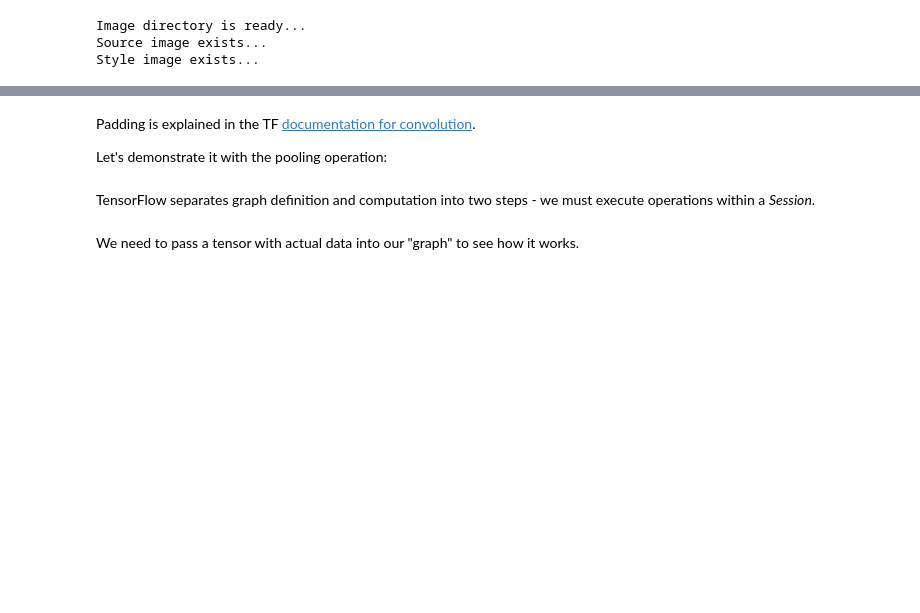
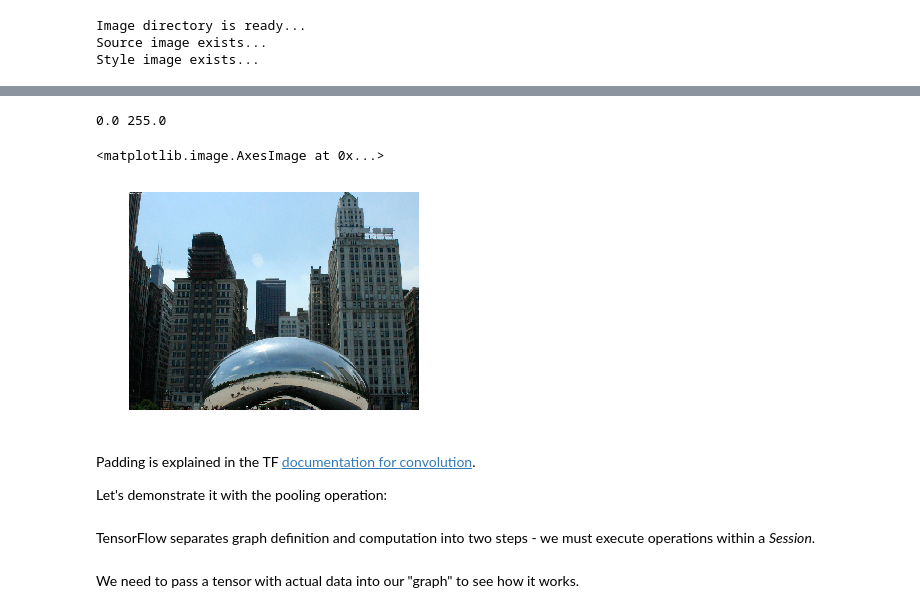
Before and after one commit to gnperdue/neuralart_tf, a Jupyter notebook: neural_art.ipynb, the cells around one changed output, grey strips where cells are left out. Cells and saved outputs as stored; diff of their text form; code cells hidden in the pictures; blank space fills up the shorter version.

```diff
--- a/neural_art.ipynb
+++ b/neural_art.ipynb
@@ -126,2 +171,9 @@ print(style_resized.shape)
+# %%
+print(np.min(source_normalized + VGG_MEAN_VALUES), np.max(source_normalized + VGG_MEAN_VALUES))
+imshow_clean((source_normalized + VGG_MEAN_VALUES)[0].astype('uint8'))
+# %% [output]
+0.0 255.0
+<matplotlib.image.AxesImage at 0x...>
+[figure, added]
 # %%
 # rename for convenience / simplicity
```
Also changed, not shown: parts of 53 cells of this notebook.
